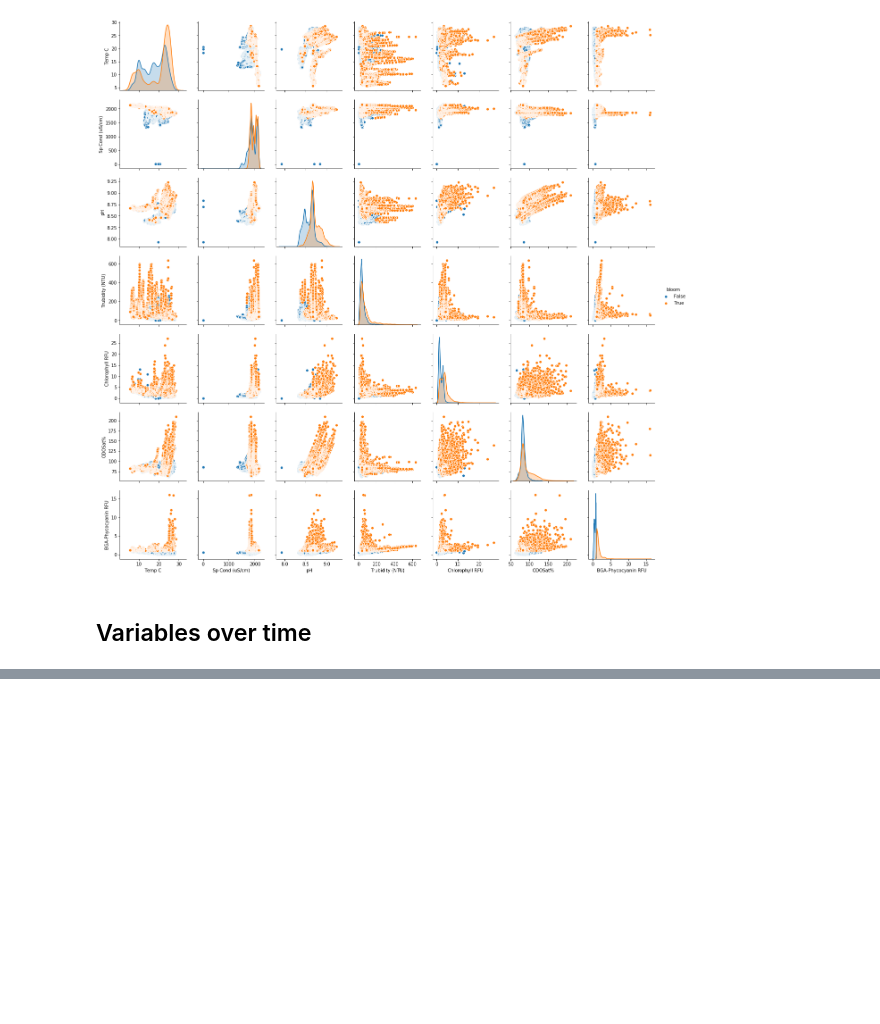
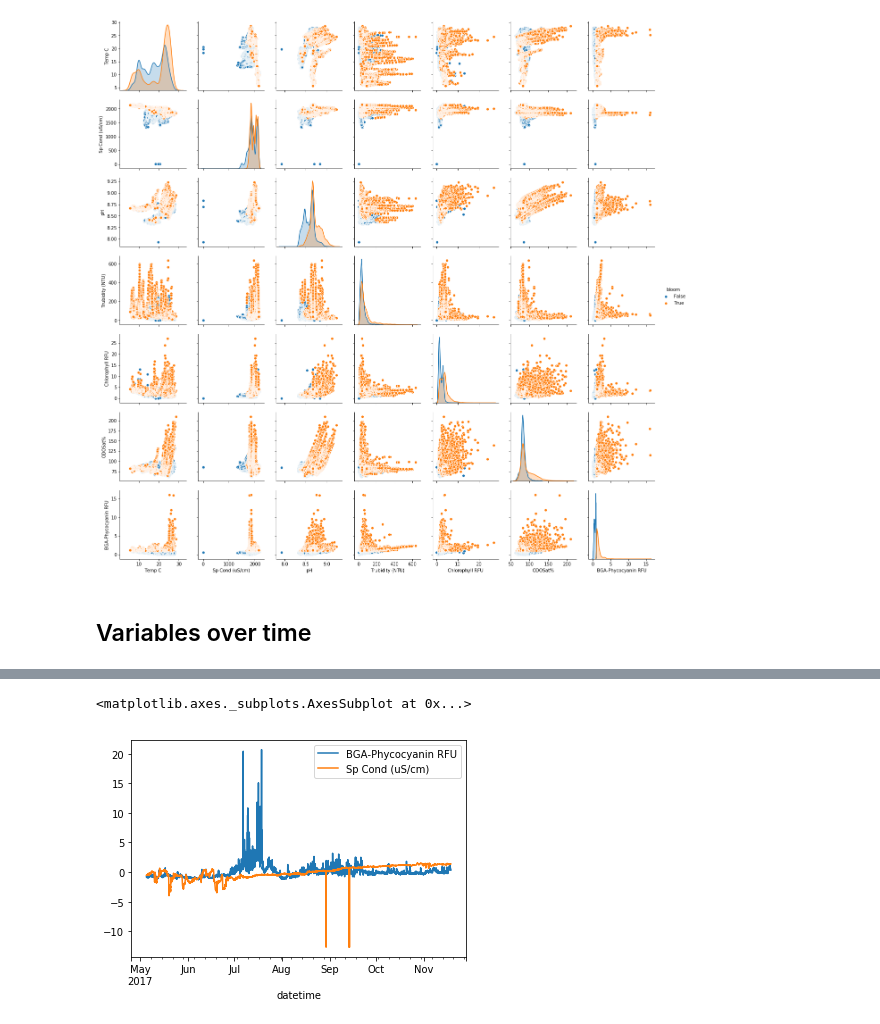
Before and after one commit to mccomackjp/algae-bloom-prediction, a Jupyter notebook: notebooks/data_exploration/data_investigation_site1_vineyard_mccomackjp.ipynb, the cells around one changed output, grey strips where cells are left out. Drawn from its saved outputs; the diff is of its cells as text; code cells hidden in the pictures; blank space fills up the shorter version.

```diff
--- a/notebooks/data_exploration/data_investigation_mccomackjp.ipynb
+++ b/notebooks/data_exploration/data_investigation_site1_vineyard_mccomackjp.ipynb
@@ -121,0 +135,5 @@ plt.show()
+# %%
+df.plot.line(x='datetime', y=['BGA-Phycocyanin RFU', 'Sp Cond (uS/cm)'])
+# %% [output]
+<matplotlib.axes._subplots.AxesSubplot at 0x...>
+[figure, added]
```
Also changed, not shown: parts of 14 cells of this notebook, 7 other files.
